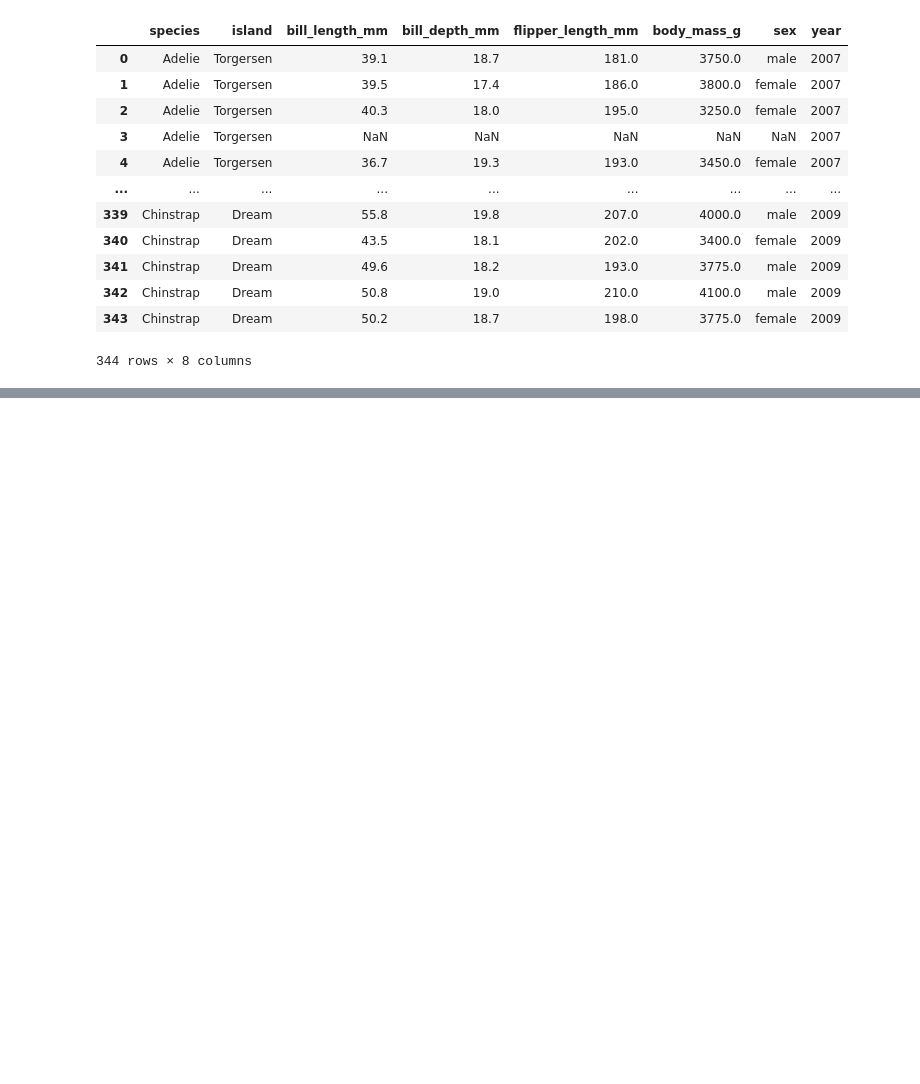
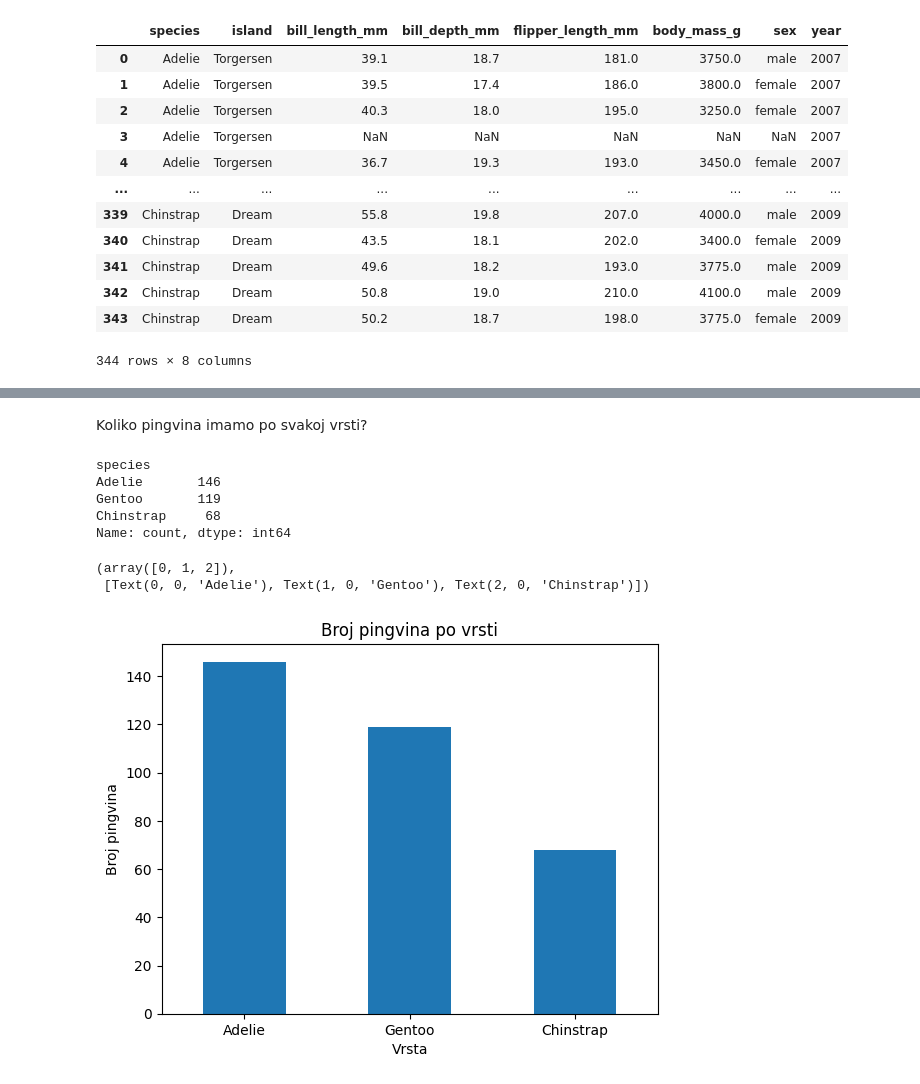
Before and after one commit to Josip996/pyds-ponavljanje, a Jupyter notebook: Pinguins_KL.ipynb, the cells around one changed output, grey strips where cells are left out. Saved outputs shown, nothing was run; the diff lists cells and outputs as text; code cells hidden in the pictures; blank space fills up the shorter version.

```diff
--- a/Pinguins_KL.ipynb
+++ b/Pinguins_KL.ipynb
@@ -32,0 +121,13 @@ pinguins_df
+# %%
+required_columns = [
+    'species',
+    'bill_length_mm',
+    'bill_depth_mm',
+    'flipper_length_mm',
+    'body_mass_g',
+    'sex'
+]
+
+# Izbrisi redtke u kojima ima praznih vrijednosti, ali samo za podskup kolona koje su navedene u listi iznad.
+clean_df = pinguins_df.dropna(subset=required_columns).copy()
+clean_df.head()
@@ -32,0 +153,24 @@ pinguins_df
+# %% [markdown]
+Koliko pingvina imamo po svakoj vrsti?
+# %%
+species_counts = clean_df['species'].value_counts()
+species_counts
+# %% [output]
+species
+Adelie       146
+Gentoo       119
+Chinstrap     68
+Name: count, dtype: int64
+# %%
+species_counts.plot(
+    kind='bar',
+    xlabel='Vrsta',
+    ylabel='Broj pingvina',
+    title='Broj pingvina po vrsti'
+)
+
+plt.xticks(rotation=0)
+# %% [output]
+(array([0, 1, 2]),
+ [Text(0, 0, 'Adelie'), Text(1, 0, 'Gentoo'), Text(2, 0, 'Chinstrap')])
+[figure, added]
```
Also changed, not shown: parts of 10 cells of this notebook.
